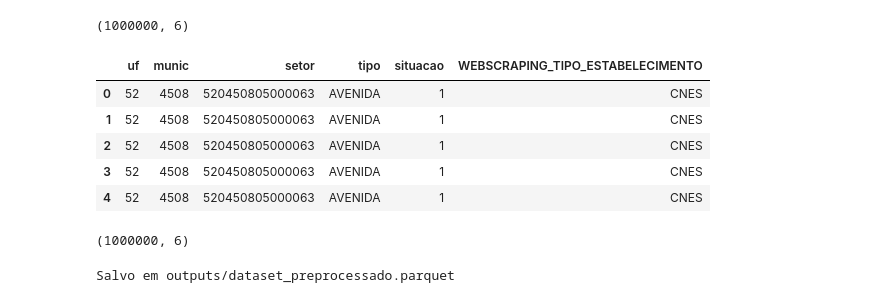
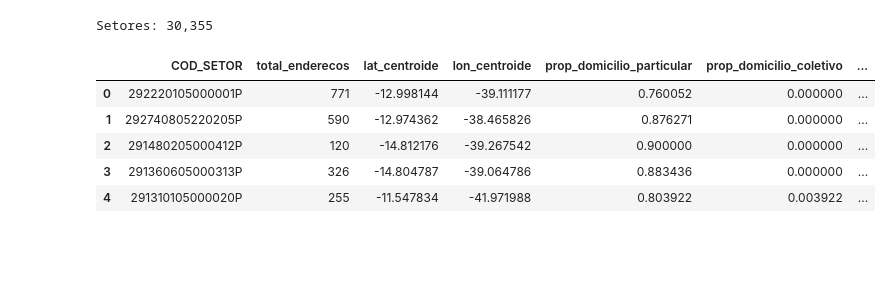
Before and after one commit to wesleiferreira98/trabalho-topicos-4, a Jupyter notebook: notebooks/04_preprocessamento.ipynb, the cells around one changed output. Cells and saved outputs as stored; diff of their text form; code cells hidden in the pictures; blank space fills up the shorter version.

```diff
--- a/notebooks/04_preprocessamento.ipynb
+++ b/notebooks/04_preprocessamento.ipynb
@@ -17,33 +16 @@ SCRAPING = "'../data/web_scraping_pre_processado/*.snappy.parquet'"
 OUTPUT_DIR = Path('../outputs')
-# %%
-# Cruzamento pelo CEP — ajuste o critério de join conforme os dados
-df = con.execute(f"""
-    SELECT
-        c.uf,
-        c.munic,
-        c.setor,
-        c.tipo,
-        c.situacao,
-        s.WEBSCRAPING_TIPO_ESTABELECIMENTO
-    FROM read_parquet({CNEFE}) c
-    INNER JOIN read_parquet({SCRAPING}) s
-        ON c.cep = s.WEBSCRAPING_CEP
-    LIMIT 1000000
-""").df()
-
-print(df.shape)
-df.head()
-# %% [output]
-(1000000, 6)
-|  | uf | munic | setor | tipo | situacao | WEBSCRAPING_TIPO_ESTABELECIMENTO |
-| 0 | 52 | 4508 | 520450805000063 | AVENIDA | 1 | CNES |
-| 1 | 52 | 4508 | 520450805000063 | AVENIDA | 1 | CNES |
-| 2 | 52 | 4508 | 520450805000063 | AVENIDA | 1 | CNES |
-| 3 | 52 | 4508 | 520450805000063 | AVENIDA | 1 | CNES |
-| 4 | 52 | 4508 | 520450805000063 | AVENIDA | 1 | CNES |
-# %%
-# Tratamento de nulos
-df = df.dropna()
-print(df.shape)
-# %% [output]
-(1000000, 6)
@@ -53,6 +17,40 @@ print(df.shape)
-# %%
-# Salvar dataset pré-processado
-df.to_parquet(OUTPUT_DIR / 'dataset_preprocessado.parquet', index=False)
-print('Salvo em outputs/dataset_preprocessado.parquet')
-# %% [output]
-Salvo em outputs/dataset_preprocessado.parquet
+# %%
+# Agrega por setor: proporção de cada COD_ESPECIE + centróide + total
+df_setores = con.execute(f"""
+    SELECT
+        COD_SETOR,
+        COUNT(*) AS total_enderecos,
+        AVG(LATITUDE)  AS lat_centroide,
+        AVG(LONGITUDE) AS lon_centroide,
+
+        -- Proporção de cada espécie
+        SUM(CASE WHEN COD_ESPECIE = 1 THEN 1 ELSE 0 END) * 1.0 / COUNT(*) AS prop_domicilio_particular,
+        SUM(CASE WHEN COD_ESPECIE = 2 THEN 1 ELSE 0 END) * 1.0 / COUNT(*) AS prop_domicilio_coletivo,
+        SUM(CASE WHEN COD_ESPECIE = 3 THEN 1 ELSE 0 END) * 1.0 / COUNT(*) AS prop_estab_agropecuario,
+        SUM(CASE WHEN COD_ESPECIE = 4 THEN 1 ELSE 0 END) * 1.0 / COUNT(*) AS prop_estab_ensino,
+        SUM(CASE WHEN COD_ESPECIE = 5 THEN 1 ELSE 0 END) * 1.0 / COUNT(*) AS prop_estab_saude,
+        SUM(CASE WHEN COD_ESPECIE = 6 THEN 1 ELSE 0 END) * 1.0 / COUNT(*) AS prop_estab_outras,
+        SUM(CASE WHEN COD_ESPECIE = 7 THEN 1 ELSE 0 END) * 1.0 / COUNT(*) AS prop_construcao,
+        SUM(CASE WHEN COD_ESPECIE = 8 THEN 1 ELSE 0 END) * 1.0 / COUNT(*) AS prop_estab_religioso,
+
+        -- Proporção por finalidade de construção
+        SUM(CASE WHEN COD_INDICADOR_FINALIDADE_CONST = 1 THEN 1 ELSE 0 END) * 1.0 / COUNT(*) AS prop_finalidade_residencial,
+        SUM(CASE WHEN COD_INDICADOR_FINALIDADE_CONST = 2 THEN 1 ELSE 0 END) * 1.0 / COUNT(*) AS prop_finalidade_comercial,
+        SUM(CASE WHEN COD_INDICADOR_FINALIDADE_CONST = 3 THEN 1 ELSE 0 END) * 1.0 / COUNT(*) AS prop_finalidade_mista
+
+    FROM read_parquet({CENSO})
+    WHERE LATITUDE IS NOT NULL AND LONGITUDE IS NOT NULL
+    GROUP BY COD_SETOR
+    HAVING COUNT(*) >= 5
+""").df()
+
+print(f'Setores: {len(df_setores):,}')
+df_setores.head()
+# %% [output]
+Setores: 30,355
+|  | COD_SETOR | total_enderecos | lat_centroide | lon_centroide | prop_domicilio_particular | prop_domicilio_coletivo | ... |
+| 0 | 292220105000001P | 771 | -12.998144 | -39.111177 | 0.760052 | 0.000000 | ... |
+| 1 | 292740805220205P | 590 | -12.974362 | -38.465826 | 0.876271 | 0.000000 | ... |
+| 2 | 291480205000412P | 120 | -14.812176 | -39.267542 | 0.900000 | 0.000000 | ... |
+| 3 | 291360605000313P | 326 | -14.804787 | -39.064786 | 0.883436 | 0.000000 | ... |
+| 4 | 291310105000020P | 255 | -11.547834 | -41.971988 | 0.803922 | 0.003922 | ... |
```
Also changed, not shown: parts of 8 cells of this notebook, 8 other files.
